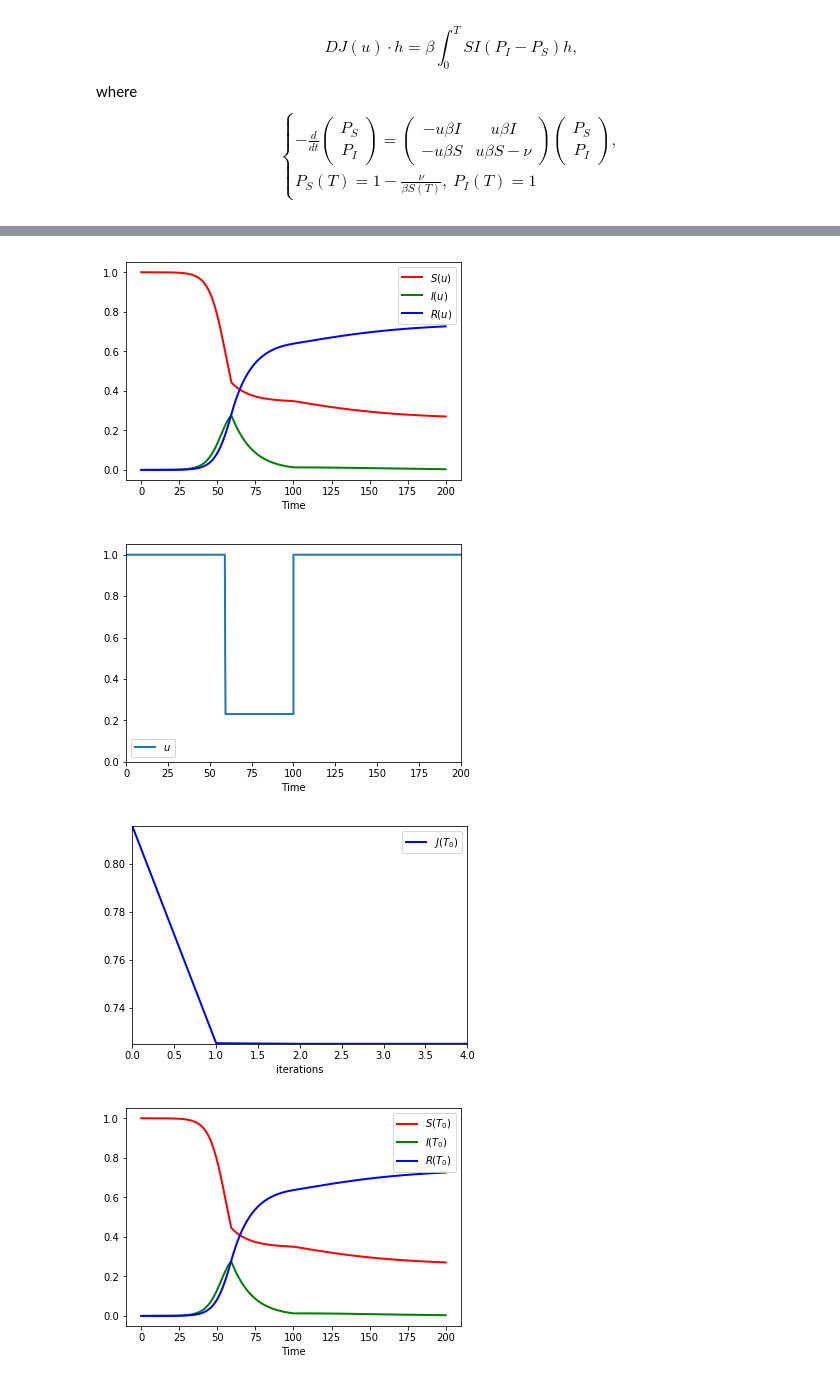
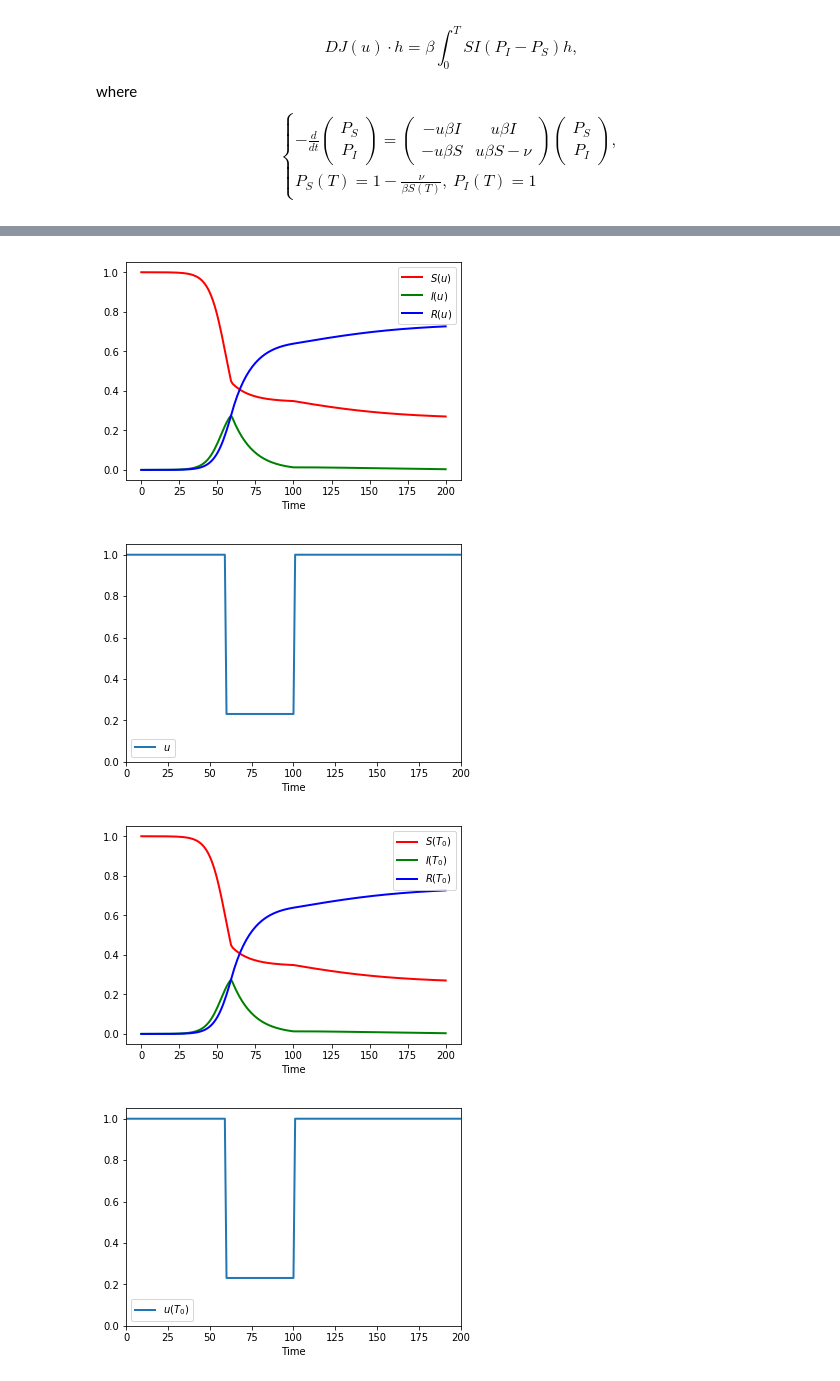
Before and after one commit to michelduprez/optimal-immunity-control, a Jupyter notebook: simu_covid.ipynb, the cells around one changed output, grey strips where cells are left out. Drawn from its saved outputs; the diff is of its cells as text; code cells hidden in the pictures.

```diff
--- a/simu_covid.ipynb
+++ b/simu_covid.ipynb
@@ -529,45 +578,64 @@ plot_save_opt_sol(Jval1,yval1,u1,Jval2,yval2,u2,tval)
 # %%
-# minimisation with respect to u and T0 for alpha = 0.15625/beta (figure 4)
+# minimisation with respect to u and T0 for alpha = 0.231 (figure 4)
+T=100
 alpha = alpha_conf
-T=100.0 # time of control
-T_end = 200.0 # total time of the experiment
-NT=int(501) # number of time step
+NT=int(5001) # number of time step
 ITER = 5e4 # number of step in optimisation
+T_end = 200.0
+tval=np.linspace(t0,T,NT) # discretized time interval [t0,t0+h,...,T]
+tval_end = np.linspace(t0,T_end,2*NT-1)#np.concatenate((tval,np.linspace(T,T_end,NT)),axis=0)
+h = (T-t0)/(NT-1)        #the time step
 
 # optimisation of u
-tval=np.linspace(t0,T,NT) # discretized time interval [t0,t0+h,...,T]
-h = (T-t0)/(NT-1)        #the time step
-u=alpha/2*np.ones(int(NT))
-u1, i1, Jnew1, Jval1, yval1=optimSIR(u,init)
+u=np.ones(int(NT))
+u1, i1, Jnew1, Jval1, yval1=optimSIR(u,init,True)
+u_test=np.ones(int(NT))
+for ind in range(int(NT/2),NT):
+    u_test[ind] = alpha
+u_test, i_test, Jnew_test, Jval_test, yval_test=optimSIR(u_test,init,True)
+if Jval_test<Jval1:
+    u1, i1, Jnew1, Jval1, yval1 = u_test, i_test, Jnew_test, Jval_test, yval_test
+u_test=alpha*np.ones(int(NT))
+u_test, i_test, Jnew_test, Jval_test, yval_test=optimSIR(u_test,init,True)
+if Jval_test<Jval1:
+    u1, i1, Jnew1, Jval1, yval1 = u_test, i_test, Jnew_test, Jval_test, yval_test
 # u=1 on the last interval
 u_end = np.ones(NT)
 y_end = RK4_state(u_end,yval1[-1,:])
-tval = np.concatenate((tval,np.linspace(T,T_end,NT)),axis=0)
-yval1 = np.concatenate((yval1,y_end),axis=0)
-u1 = np.concatenate((u1,u_end),axis=0)
+yval1 = np.concatenate((yval1,y_end[1:,:]),axis=0)
+u1 = np.concatenate((u1,u_end[1:]),axis=0)
+
 
 
 # optimisation of T0
-tval=np.linspace(t0,T,NT) # discretized time interval [t0,t0+h,...,T]
-h = (T-t0)/(NT-1)        #the time step
-u2, i2, Jnew2, Jval2, yval2, T0 =optimSIR_finite_dim(T/2,init,10000)
+u2, Jval2, yval2, T02 = optimSIR_dic_finite_dim(T,init)
+#S_inf, T0, u2, Jval2, yval2, tval = exact_value_T0(T,alpha)
+#u2, i2, Jnew2, Jval2, yval2, T0 =optimSIR_finite_dim(T/2,init,10000)
 # u=1 on the last interval
 u_end = np.ones(NT)
 y_end = RK4_state(u_end,yval2[-1,:])
 tval = np.concatenate((tval,np.linspace(T,T_end,NT)),axis=0)
-yval2 = np.concatenate((yval2,y_end),axis=0)
-u2 = np.concatenate((u2,u_end),axis=0)
+yval2 = np.concatenate((yval2,y_end[1:,:]),axis=0)
+u2 = np.concatenate((u2,u_end[1:]),axis=0)
 T=T_end
 
+# compute Sinf
+Sinf = Dicho_S_inf(J(yval2))
+
+# extract the values
+yval1=yval1[::50,:]
+yval2=yval2[::50,:]
+u1=u1[::50]
+u2=u2[::50]
+tval_end=tval_end[::50]
 
 
 # post processing - resultats et figures
 print('number of iterations in the optimisation of u:',i1)
 print('J(u):',Jnew1)
-print('number of iterations in the optimisation of T0:',i2)
+#print('number of iterations in the optimisation of T0:',i2)
 print('J(T0):',Jval2)
-
-
-
-plot_save_opt_sol(Jval1,yval1,u1,Jval2,yval2,u2,tval)
+print('T0:',T02)
+print('S_inf',Sinf)
+plot_save_opt_sol(Jval1,yval1,u1,yval2,u2,tval_end,4)
 # %% [output]
@@ -592,4 +665,4 @@ plot_save_opt_sol(Jval1,yval1,u1,Jval2,yval2,u2,tval)
 [figure]
 [figure]
-[figure, old version]
+[figure, new version]
-[figure, old version]
+[figure, new version]
```
Also changed, not shown: parts of 11 cells of this notebook.
